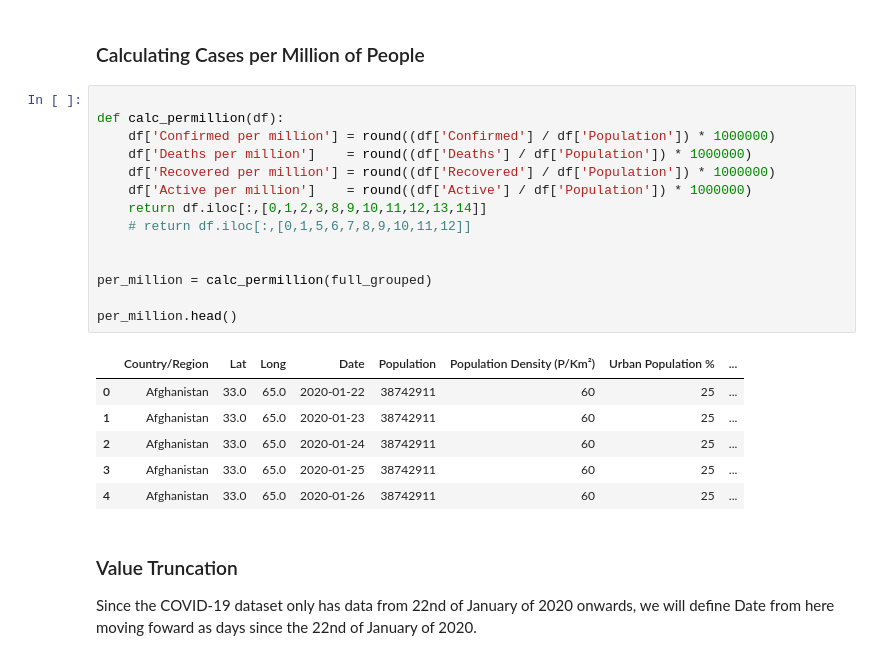
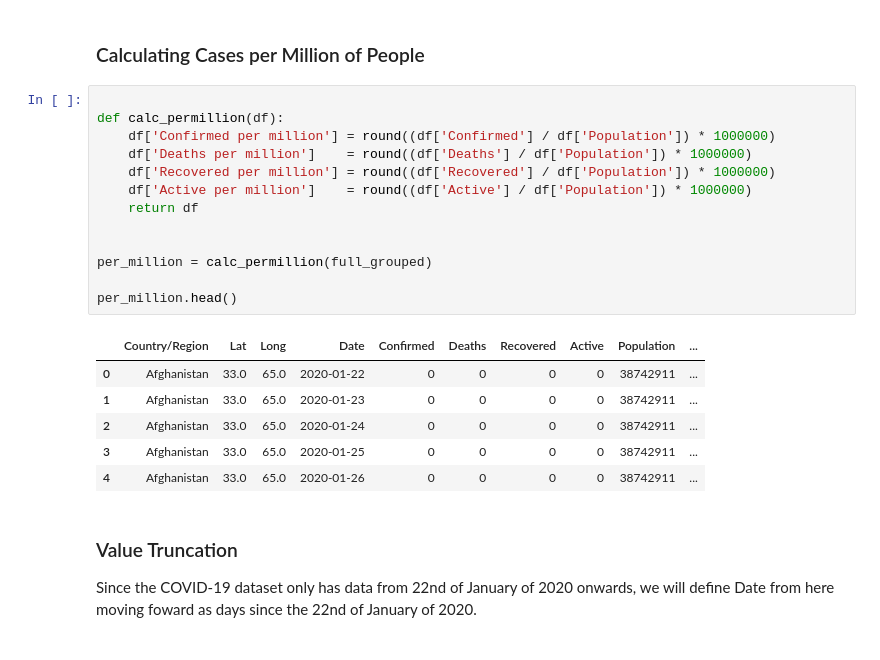
Before and after one commit to SALajes/iart-regression-modeling, a Jupyter notebook: Covid19.ipynb, the cells around one changed output. Drawn from its saved outputs; the diff is of its cells as text.

```diff
--- a/Covid19.ipynb
+++ b/Covid19.ipynb
@@ -257,24 +258,23 @@ full_grouped.sample(6)
 # %%
 
 def calc_permillion(df):
     df['Confirmed per million'] = round((df['Confirmed'] / df['Population']) * 1000000)
     df['Deaths per million']    = round((df['Deaths'] / df['Population']) * 1000000)
     df['Recovered per million'] = round((df['Recovered'] / df['Population']) * 1000000)
     df['Active per million']    = round((df['Active'] / df['Population']) * 1000000)
-    return df.iloc[:,[0,1,2,3,8,9,10,11,12,13,14]]
-    # return df.iloc[:,[0,1,5,6,7,8,9,10,11,12]]
+    return df
 
 
 per_million = calc_permillion(full_grouped)
 
 per_million.head()
 # %% [output]
-|  | Country/Region | Lat | Long | Date | Population | Population Density (P/Km²) | Urban Population % | ... |
-| 0 | Afghanistan | 33.0 | 65.0 | 2020-01-22 | 38742911 | 60 | 25 | ... |
-| 1 | Afghanistan | 33.0 | 65.0 | 2020-01-23 | 38742911 | 60 | 25 | ... |
-| 2 | Afghanistan | 33.0 | 65.0 | 2020-01-24 | 38742911 | 60 | 25 | ... |
-| 3 | Afghanistan | 33.0 | 65.0 | 2020-01-25 | 38742911 | 60 | 25 | ... |
-| 4 | Afghanistan | 33.0 | 65.0 | 2020-01-26 | 38742911 | 60 | 25 | ... |
+|  | Country/Region | Lat | Long | Date | Confirmed | Deaths | Recovered | Active | Population | ... |
+| 0 | Afghanistan | 33.0 | 65.0 | 2020-01-22 | 0 | 0 | 0 | 0 | 38742911 | ... |
+| 1 | Afghanistan | 33.0 | 65.0 | 2020-01-23 | 0 | 0 | 0 | 0 | 38742911 | ... |
+| 2 | Afghanistan | 33.0 | 65.0 | 2020-01-24 | 0 | 0 | 0 | 0 | 38742911 | ... |
+| 3 | Afghanistan | 33.0 | 65.0 | 2020-01-25 | 0 | 0 | 0 | 0 | 38742911 | ... |
+| 4 | Afghanistan | 33.0 | 65.0 | 2020-01-26 | 0 | 0 | 0 | 0 | 38742911 | ... |
 # %% [markdown]
 ### Value Truncation
 
```
Also changed, not shown: parts of 21 cells of this notebook.
